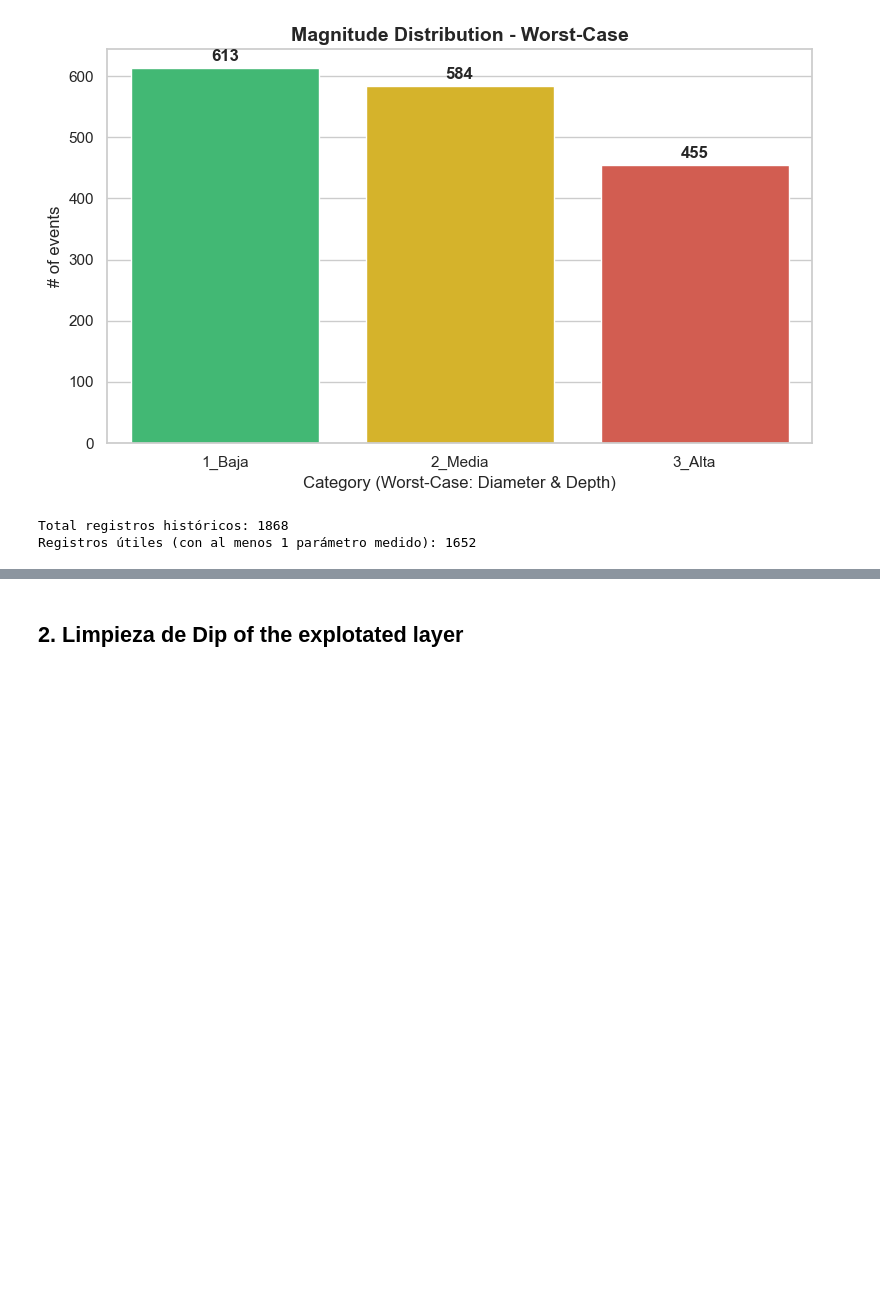
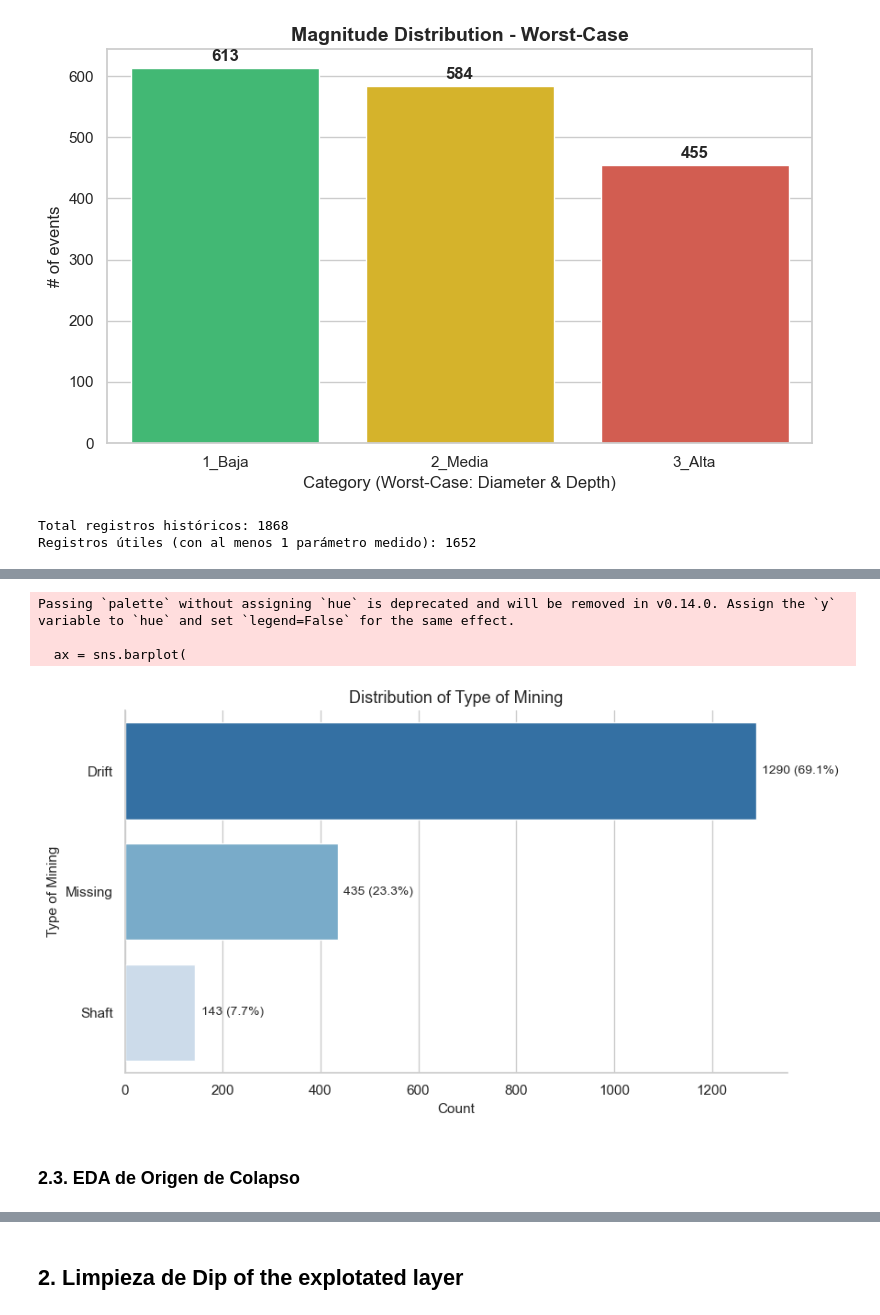
Before and after one commit to gerobena/sinkholes-prediction-model, a Jupyter notebook: scripts/sinkholes_prediction.ipynb, the cells around one changed output, grey strips where cells are left out. Drawn from its saved outputs; the diff is of its cells as text; code cells hidden in the pictures; blank space fills up the shorter version.

```diff
--- a/scripts/sinkholes_prediction.ipynb
+++ b/scripts/sinkholes_prediction.ipynb
@@ -3971,0 +4149,9 @@ memory usage: 135.5+ KB
+# %%
+# Despues de revisar la base de datos, solo tiene sentido agrupar esta variable por dos tipos de categorias (Shaft / Drift)
+
+# 1. Ponemos todo en minusculas
+df_mag_predictoras['type_mining_clean'] = df_mag_predictoras['type_of_mining_work_shaft_cavity-drift'].astype(str).str.lower().str.strip()
+
+# 2. Creamos las categorias 1_Shaft y 2_Drift
+df_mag_predictoras['type_mining_clean'] = np.where(df_mag_predictoras['type_mining_clean'].str.contains('shaft'), 'Shaft',
+                                 np.where(df_mag_predictoras['type_mining_clean'].str.contains('drift'), 'Drift', None))
@@ -3971,0 +4174,48 @@ memory usage: 135.5+ KB
+# %%
+import matplotlib.pyplot as plt
+import seaborn as sns
+
+plot_data = (
+    df_mag_predictoras["type_mining_clean"]
+    .value_counts(dropna=False)
+    .rename_axis("type_mining_clean")
+    .reset_index(name="count")
+)
+
+# Reemplazar missing por una etiqueta legible
+plot_data["type_mining_clean"] = plot_data["type_mining_clean"].fillna("Missing")
+
+# Porcentaje para anotaciones
+plot_data["percentage"] = (plot_data["count"] / plot_data["count"].sum() * 100).round(1)
+
+plt.figure(figsize=(9, 5))
+ax = sns.barplot(
+    data=plot_data,
+    y="type_mining_clean",
+    x="count",
+    palette="Blues_r"
+)
+
+plt.title("Distribution of Type of Mining", fontsize=13)
+plt.xlabel("Count", fontsize=11)
+plt.ylabel("Type of Mining", fontsize=11)
+
+for i, row in plot_data.iterrows():
+    ax.text(
+        row["count"] + max(plot_data["count"]) * 0.01,
+        i,
+        f'{row["count"]} ({row["percentage"]}%)',
+        va="center",
+        fontsize=10
+    )
+
+sns.despine()
+plt.tight_layout()
+plt.show()
+# %% [output]
+Passing `palette` without assigning `hue` is deprecated and will be removed in v0.14.0. Assign the `y` variable to `hue` and set `legend=False` for the same effect.
+
+  ax = sns.barplot(
+[figure, added]
+# %% [markdown]
+### 2.3. EDA de Origen de Colapso
```
Also changed, not shown: parts of 50 cells of this notebook, 1 other file.
